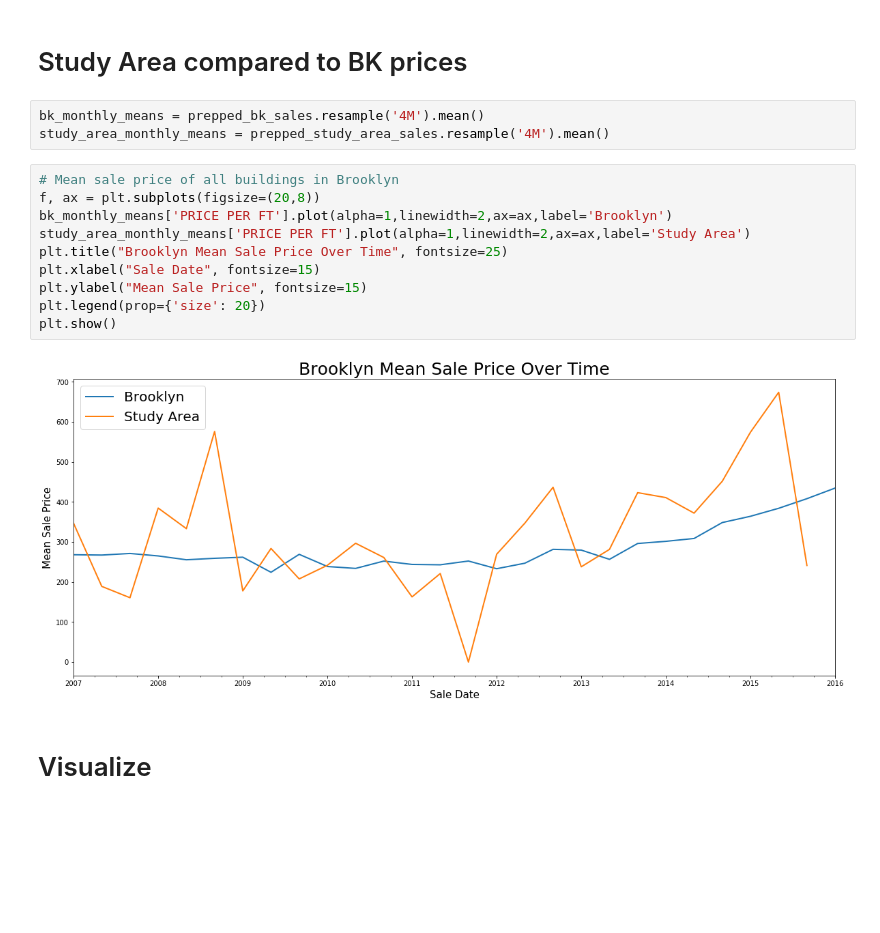
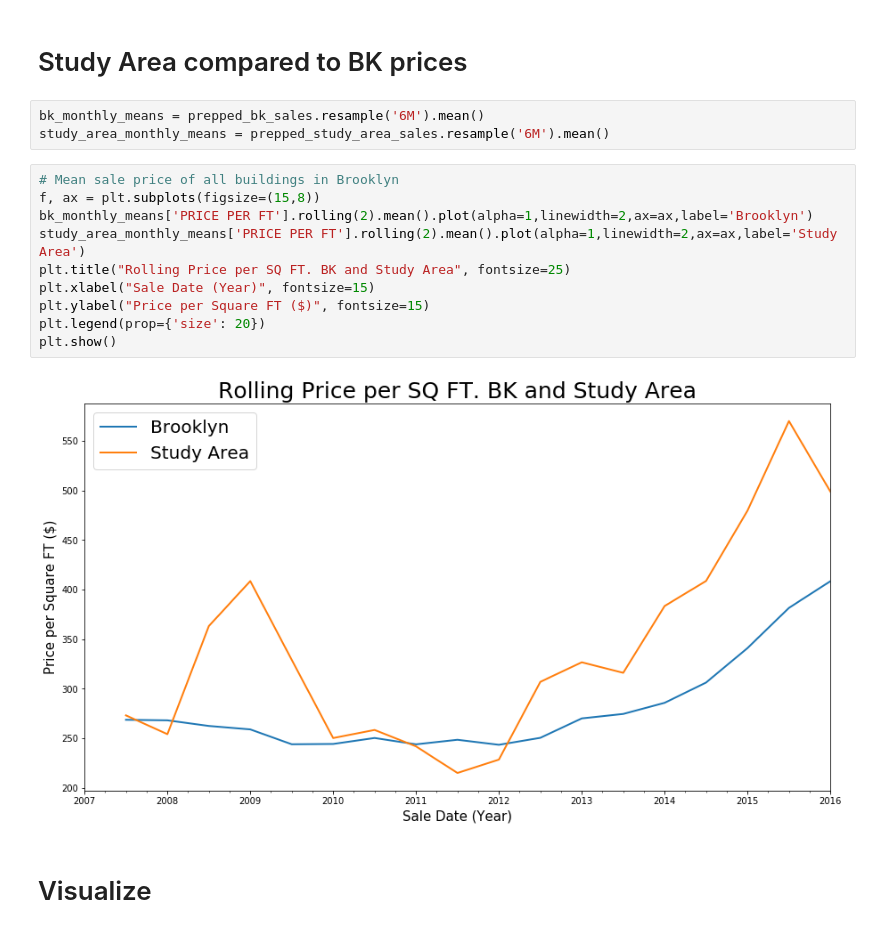
Before and after one commit to akash-y/digitalceqr, a Jupyter notebook: CHAPTER 5 - SOCIO/analyze_rolling_sales_data.ipynb, the cells around one changed output. Saved outputs shown, nothing was run; the diff lists cells and outputs as text; blank space fills up the shorter version.

Commit message:
updated rolling sales charts

```diff
--- a/CHAPTER 5 - SOCIO/analyze_rolling_sales_data.ipynb
+++ b/CHAPTER 5 - SOCIO/analyze_rolling_sales_data.ipynb
@@ -195,20 +211,20 @@ Warnings:
 # %% [markdown]
 # Study Area compared to BK prices
 # %%
-bk_monthly_means = prepped_bk_sales.resample('4M').mean()
-study_area_monthly_means = prepped_study_area_sales.resample('4M').mean()
+bk_monthly_means = prepped_bk_sales.resample('6M').mean()
+study_area_monthly_means = prepped_study_area_sales.resample('6M').mean()
 # %%
 # Mean sale price of all buildings in Brooklyn
-f, ax = plt.subplots(figsize=(20,8))
-bk_monthly_means['PRICE PER FT'].plot(alpha=1,linewidth=2,ax=ax,label='Brooklyn')
-study_area_monthly_means['PRICE PER FT'].plot(alpha=1,linewidth=2,ax=ax,label='Study Area')
-plt.title("Brooklyn Mean Sale Price Over Time", fontsize=25)
-plt.xlabel("Sale Date", fontsize=15)
-plt.ylabel("Mean Sale Price", fontsize=15)
+f, ax = plt.subplots(figsize=(15,8))
+bk_monthly_means['PRICE PER FT'].rolling(2).mean().plot(alpha=1,linewidth=2,ax=ax,label='Brooklyn')
+study_area_monthly_means['PRICE PER FT'].rolling(2).mean().plot(alpha=1,linewidth=2,ax=ax,label='Study Area')
+plt.title("Rolling Price per SQ FT. BK and Study Area", fontsize=25)
+plt.xlabel("Sale Date (Year)", fontsize=15)
+plt.ylabel("Price per Square FT ($)", fontsize=15)
 plt.legend(prop={'size': 20})
 plt.show()
 # %% [output]
-[figure, old version]
+[figure, new version]
 # %% [markdown]
 # Visualize
 # %%
```
Also changed, not shown: parts of 2 cells of this notebook.
